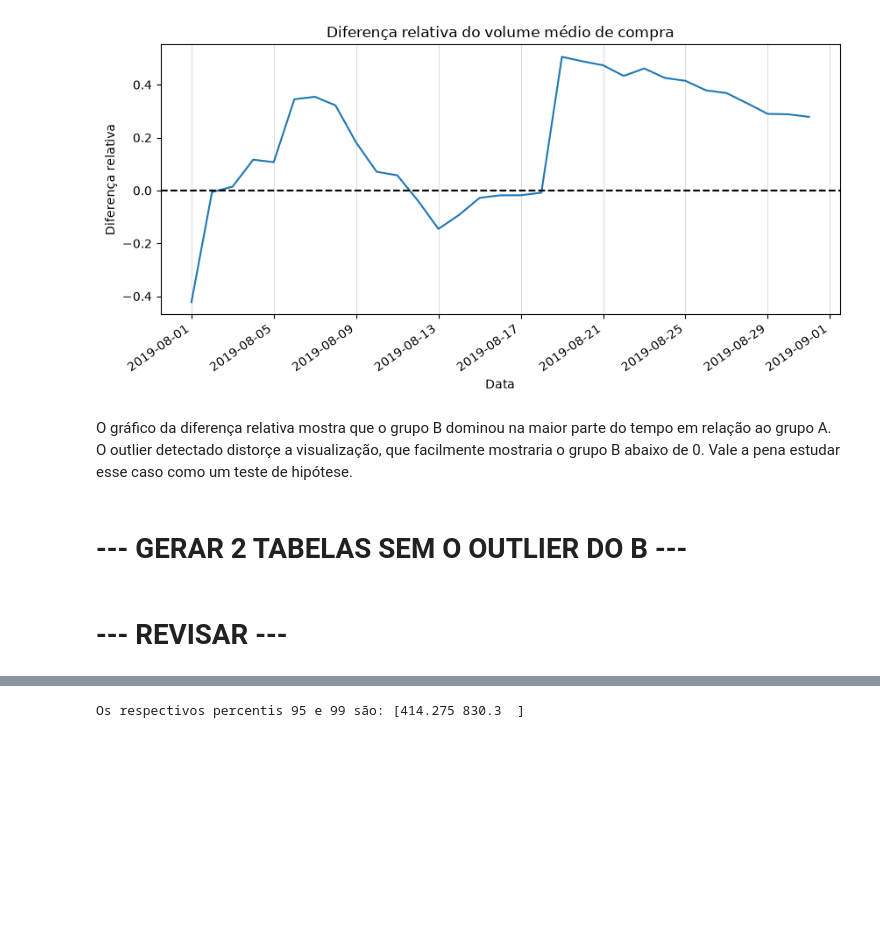
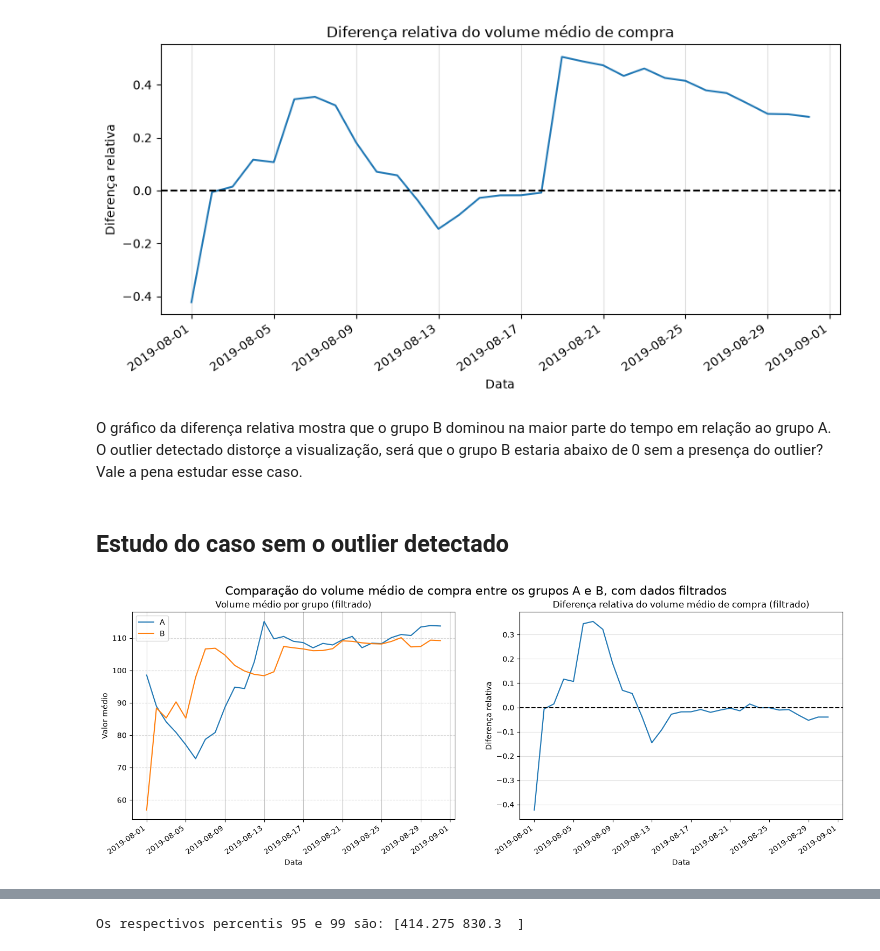
Before and after one commit to vitorcalelo/advanced-data-analytics-coursework, a Jupyter notebook: sprint-09-data-driven-decision-making/AB_testing.ipynb, the cells around one changed output, grey strips where cells are left out. Drawn from its saved outputs; the diff is of its cells as text; code cells hidden in the pictures; blank space fills up the shorter version.

```diff
--- a/sprint-09-data-driven-decision-making/AB_testing.ipynb
+++ b/sprint-09-data-driven-decision-making/AB_testing.ipynb
@@ -147,0 +165,3 @@ Por isso, hipóteses com grande público-alvo (hipótese 7) sobem no ranking, en
+# %%
+print(df_orders[(df_orders['group'] == 'B')].sort_values(by='revenue', ascending=False).head(3))
+df_orders_filtered = df_orders[df_orders['transactionId'] != 590470918]
@@ -283,8 +297,37 @@ plt.show()
 [figure]
 # %% [markdown]
 O gráfico da diferença relativa mostra que o grupo B dominou na maior parte do tempo em relação ao grupo A.\
-O outlier detectado distorçe a visualização, que facilmente mostraria o grupo B abaixo de 0. Vale a pena estudar esse caso como um teste de hipótese.
+O outlier detectado distorçe a visualização, será que o grupo B estaria abaixo de 0 sem a presença do outlier? Vale a pena estudar esse caso.
 # %% [markdown]
-# --- GERAR 2 TABELAS SEM O OUTLIER DO B ---
+## Estudo do caso sem o outlier detectado
-# %% [markdown]
-# --- REVISAR ---
+# %%
+# Cria o dataframe com a receita separada por grupo
+cumulativeDataAFiltered = cumulativeDataFiltered[cumulativeDataFiltered['group']=='A'][['date', 'revenue','orders']]
+cumulativeDataBFiltered = cumulativeDataFiltered[cumulativeDataFiltered['group']=='B'][['date', 'revenue','orders']]
+mergedCumulativeRevenueFiltered = cumulativeDataAFiltered.merge(cumulativeDataBFiltered, left_on='date', right_on='date', how='left', suffixes=['A','B'])
+# %%
+figsize, (ax1, ax2) = plt.subplots(1, 2, figsize=(17, 5))
+ax1.plot(cumulativeDataAFiltered['date'],cumulativeDataAFiltered['revenue']/cumulativeDataAFiltered['orders'],label='A')
+ax1.plot(cumulativeDataBFiltered['date'],cumulativeDataBFiltered['revenue']/cumulativeDataBFiltered['orders'],label='B')
+ax1.grid(axis='y', linestyle='--' ,alpha=0.5)
+ax1.grid(axis='x', alpha=0.8)
+plt.setp(ax1.get_xticklabels(), rotation=35, ha='right')
+ax1.set_title('Volume médio por grupo (filtrado)')
+ax1.set_ylabel('Valor médio')
+ax1.set_xlabel('Data')
+ax1.legend()
+
+ax2.plot(mergedCumulativeRevenueFiltered['date'],
+         (mergedCumulativeRevenueFiltered['revenueB']/mergedCumulativeRevenueFiltered['ordersB'])
+         /
+         (mergedCumulativeRevenueFiltered['revenueA']/mergedCumulativeRevenueFiltered['ordersA']) -1)
+plt.setp(ax2.get_xticklabels(), rotation=35, ha='right')
+ax2.set_title('Diferença relativa do volume médio de compra (filtrado)')
+ax2.set_ylabel('Diferença relativa')
+ax2.set_xlabel('Data')
+ax2.axhline(y=0, color='black', linestyle='--')
+ax2.grid(axis='y', alpha=0.4)
+plt.suptitle('Comparação do volume médio de compra entre os grupos A e B, com dados filtrados', fontsize=16)
+plt.show()
+# %% [output]
+[figure, added]
```
Also changed, not shown: parts of 35 cells of this notebook.
